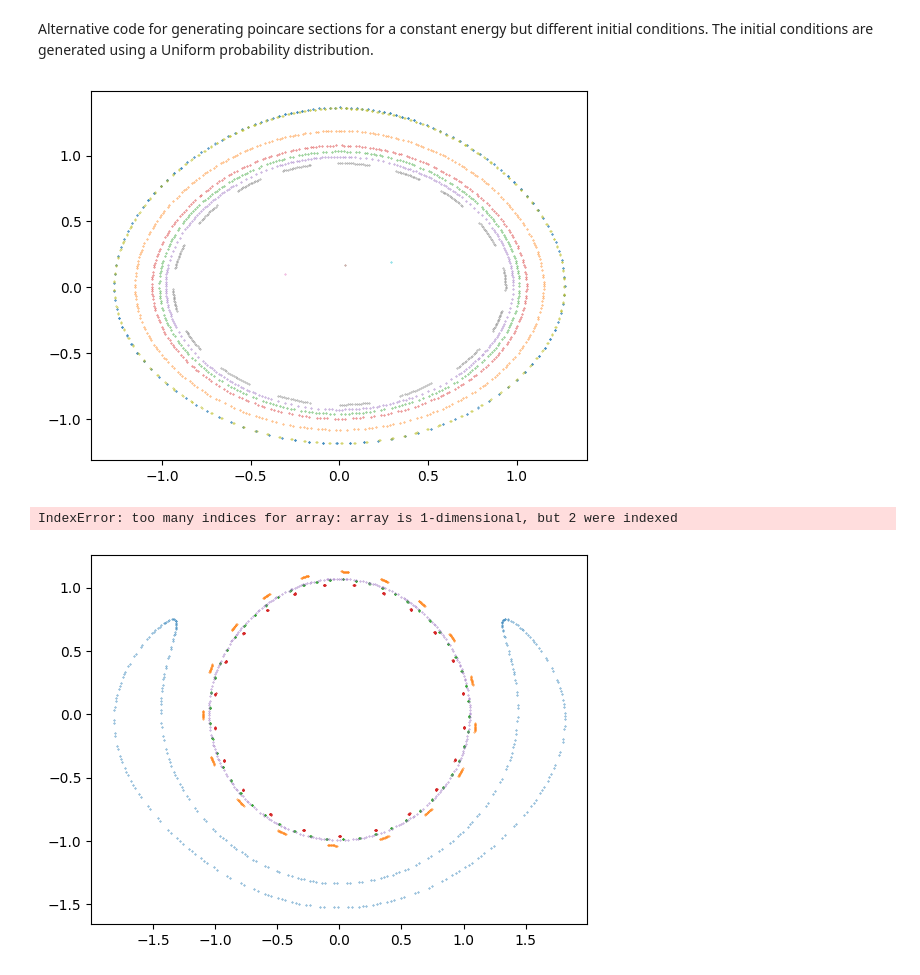
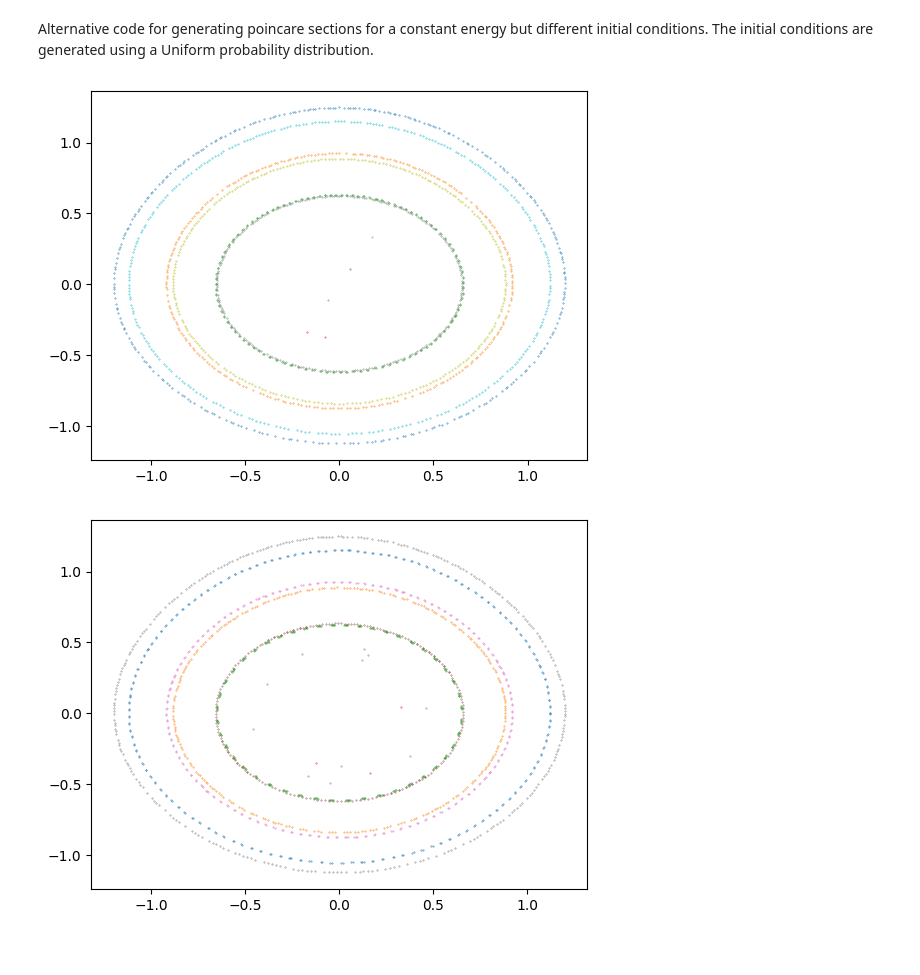
Before and after one commit to MuraSuu/Notebooks, a Jupyter notebook: DoublePendulum.ipynb, the cells around one changed output. Drawn from its saved outputs; the diff is of its cells as text; code cells hidden in the pictures.

```diff
--- a/DoublePendulum.ipynb
+++ b/DoublePendulum.ipynb
@@ -137,25 +137,31 @@ The following code was something I found at: https://computational-physics.tripo
 # %% [markdown]
 Alternative code for generating poincare sections for a constant energy but different initial conditions. The initial conditions are generated using a Uniform probability distribution.
 # %%
+"""
 rng = np.random.default_rng()
-thetas = rng.uniform(-np.pi/4, np.pi/4, 10)
-ps = rng.uniform(-1.3, 1.3, 10)
+thetas = rng.uniform(-np.pi/6, np.pi/6, 10)
+ps = rng.uniform(-1.0, 1.0, 10)
+"""
+thetas = np.linspace(-np.pi/6, np.pi/6, 10)
+ps = np.linspace(-1.0, 1.0, 10)
 # %%
 fig, ax = plt.subplots(1, 1)
 conds = []
 temp = np.array([thetas, ps])
 
 section.terminal = False
 section.direction = 1
 
 for i, data in enumerate(temp.T):
     conds.append([0, data[0], p_theta(data[0], data[1], 0.1), data[1]])
 
 for cond in conds:
     solution = solve_ivp(EqMotionApprox, [0, 2500], cond, events=section, atol=1e-9, rtol=1e-9)
-    ax.scatter(*solution.y_events[0][:, 1::2].T, s=0.1)
+    if solution.success == True:
+        if len(solution.y_events[0]) > 0:
+            ax.scatter(*solution.y_events[0][:, 1::2].T, s=0.1)
 # %% [output]
-[figure, old version]
+[figure, new version]
 # %%
 fig, ax = plt.subplots(1, 1)
 conds = []
@@ -169,8 +175,9 @@ for i, data in enumerate(temp.T):
 
 for cond in conds:
     solution = solve_ivp(EqMotion, [0, 2500], cond, events=section, atol=1e-9, rtol=1e-9)
-    ax.scatter(*solution.y_events[0][:, 1::2].T, s=0.1)
+    if solution.success == True:
+        if len(solution.y_events[0]) > 0:
+            ax.scatter(*solution.y_events[0][:, 1::2].T, s=0.1)
 # %% [output]
-IndexError: too many indices for array: array is 1-dimensional, but 2 were indexed
-[figure, old version]
+[figure, new version]
 # %% [markdown]
```
Also changed, not shown: parts of 16 cells of this notebook.
